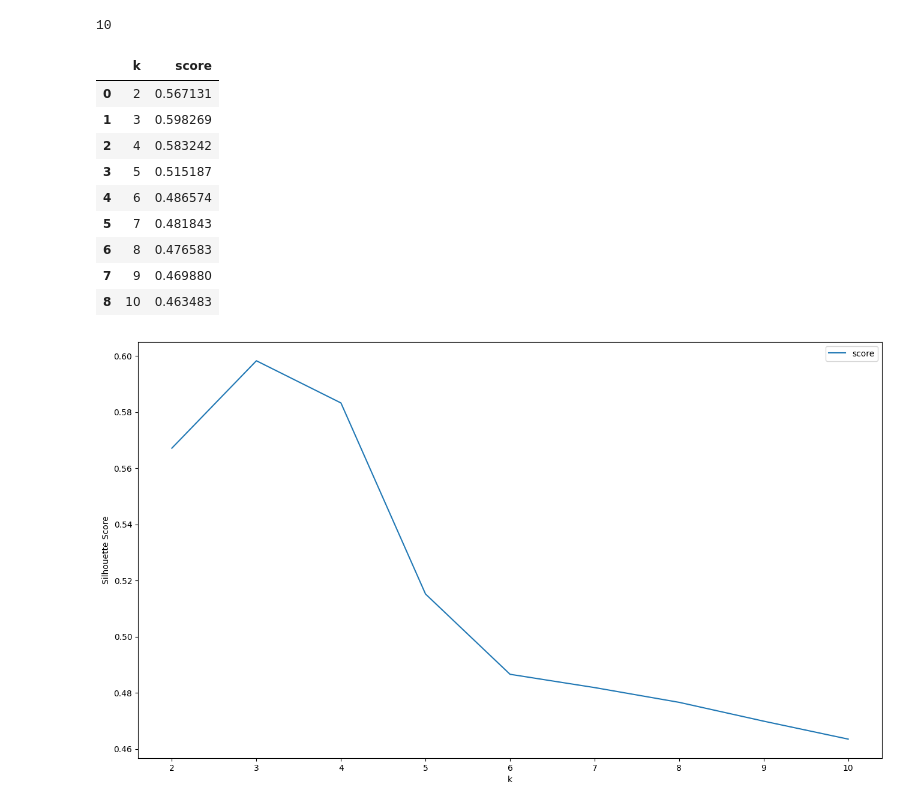
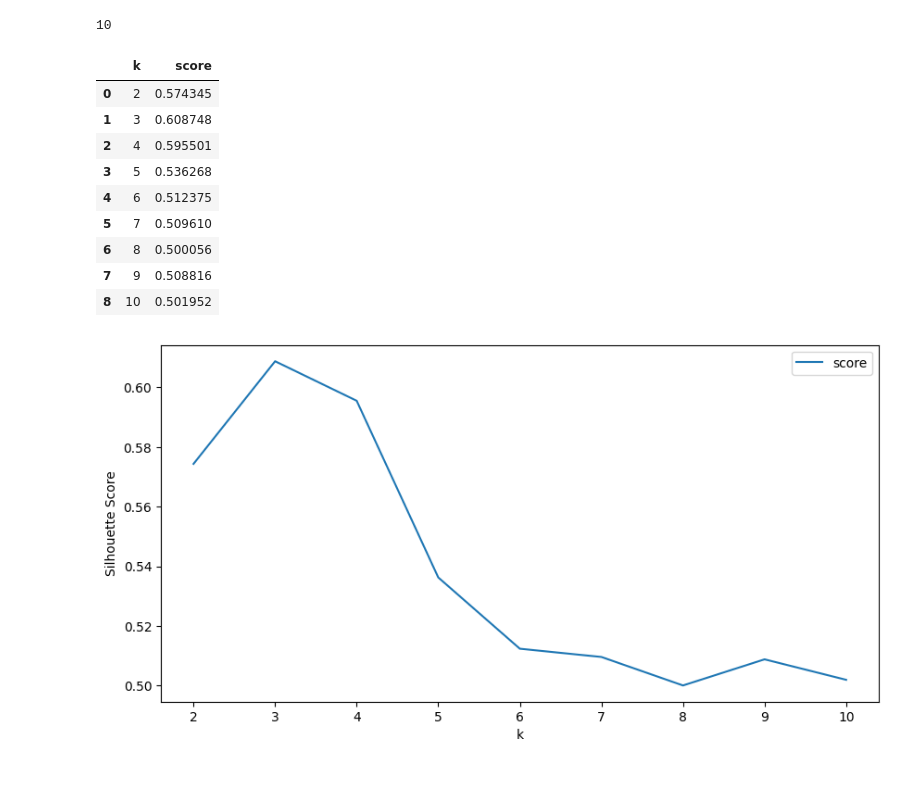
Before and after one commit to ColeDM-2020/inst414a4, a Jupyter notebook: Assignment_4.ipynb, the cells around one changed output. Drawn from its saved outputs; the diff is of its cells as text; code cells hidden in the pictures; blank space fills up the shorter version.

```diff
--- a/Assignment_4.ipynb
+++ b/Assignment_4.ipynb
@@ -202,9 +179,9 @@ for test_k in range(2, 11, 1):
     print(test_k)
 
     tmp_model = KMeans(n_clusters=test_k)
-    tmp_model.fit(matrix_reduced)
+    tmp_model.fit(car_df[['Engine HP', 'Average MPG']])
 
-    score = silhouette_score(matrix_reduced, tmp_model.labels_)
+    score = silhouette_score(car_df[['Engine HP', 'Average MPG']], tmp_model.labels_)
     silhouette_scores.append((test_k, score))
 # %% [output]
 2
@@ -221,23 +198,23 @@ silhouette_df = pd.DataFrame(silhouette_scores, columns=["k", "score"])
 silhouette_df
 # %% [output]
 |  | k | score |
-| 0 | 2 | 0.567131 |
-| 1 | 3 | 0.598269 |
-| 2 | 4 | 0.583242 |
-| 3 | 5 | 0.515187 |
-| 4 | 6 | 0.486574 |
-| 5 | 7 | 0.481843 |
-| 6 | 8 | 0.476583 |
-| 7 | 9 | 0.469880 |
-| 8 | 10 | 0.463483 |
+| 0 | 2 | 0.574345 |
+| 1 | 3 | 0.608748 |
+| 2 | 4 | 0.595501 |
+| 3 | 5 | 0.536268 |
+| 4 | 6 | 0.512375 |
+| 5 | 7 | 0.509610 |
+| 6 | 8 | 0.500056 |
+| 7 | 9 | 0.508816 |
+| 8 | 10 | 0.501952 |
 # %%
-fig = plt.figure(figsize=(16,9))
+fig = plt.figure(figsize=(10,5))
 ax = fig.add_subplot(1,1,1)
 
 silhouette_df.plot("k", "score", ax=ax)
 
 ax.set_ylabel("Silhouette Score")
 
 plt.show()
 # %% [output]
-[figure, old version]
+[figure, new version]
```
Also changed, not shown: parts of 13 cells of this notebook.
